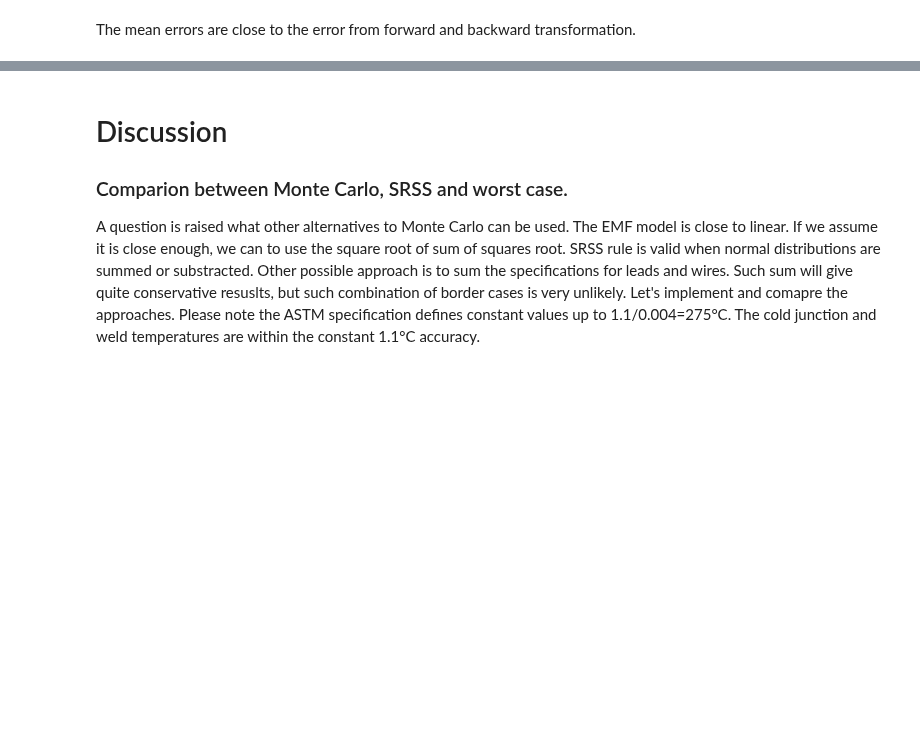
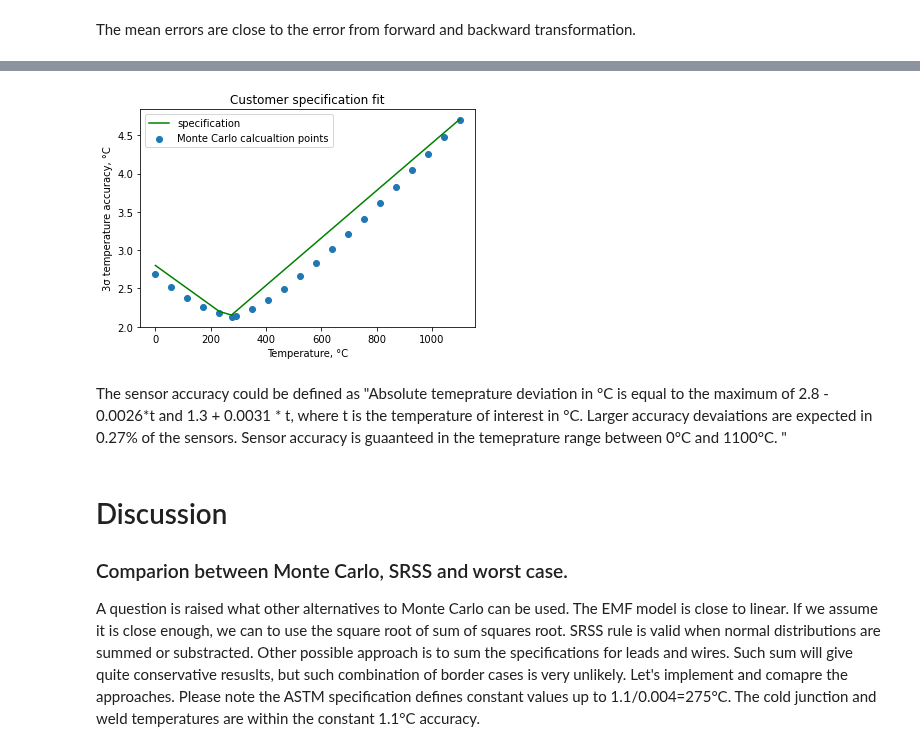
Before and after one commit to Chehlarov/Math-for-devs, a Jupyter notebook: 99 - TC project/N-type thermocouple accuracy calculation using Monte Carlo.ipynb, the cells around one changed output, grey strips where cells are left out. Cells and saved outputs as stored; diff of their text form; code cells hidden in the pictures; blank space fills up the shorter version.

```diff
--- a/99 - TC project/N-type thermocouple accuracy calculation using Monte Carlo.ipynb
+++ b/99 - TC project/N-type thermocouple accuracy calculation using Monte Carlo.ipynb
@@ -461,3 +435,27 @@ The third degree polynominal fit gives good match to the Monte Carlo results.
+# %%
+def customer_specification(t):
+    if 0 <= t <= 1100:
+        return np.maximum(2.8 - 0.0026 * t, 1.3 + 0.0031 * t)
+    else:
+        raise ValueError("sensor accuracy is specified in the range between 0 and 1100°C")
+
+plot_x = envelop_data[0]
+plot_y = np.vectorize(customer_specification)(plot_x)
+
+for i in range(len(plot_x)):
+    if plot_y[i] < envelop_data[1][i]:
+        print(f"Warning the specification is not on the safe side at {plot_x[i]}°C")
+plt.title("Customer specification fit")
+plt.plot(plot_x, plot_y, c = "green", label="specification")
+plt.scatter(envelop_data[0], envelop_data[1], label="Monte Carlo calcualtion points")
+plt.xlabel("Temperature, °C")
+plt.ylabel("3σ temperature accuracy, °C")
+plt.legend()
+plt.show()
+# %% [output]
+[figure, added]
+# %% [markdown]
+The sensor accuracy could be defined as "Absolute temeprature deviation in °C is equal to the maximum of 2.8 - 0.0026*t and 1.3 + 0.0031 * t, where t is the temperature of interest in °C. Larger accuracy devaiations are expected in 0.27% of the sensors. Sensor accuracy is guaanteed in the temeprature range between 0°C and 1100°C. "
 # %% [markdown]
 # Discussion
 ### Comparion between Monte Carlo, SRSS and worst case.
```
Also changed, not shown: parts of 16 cells of this notebook.
